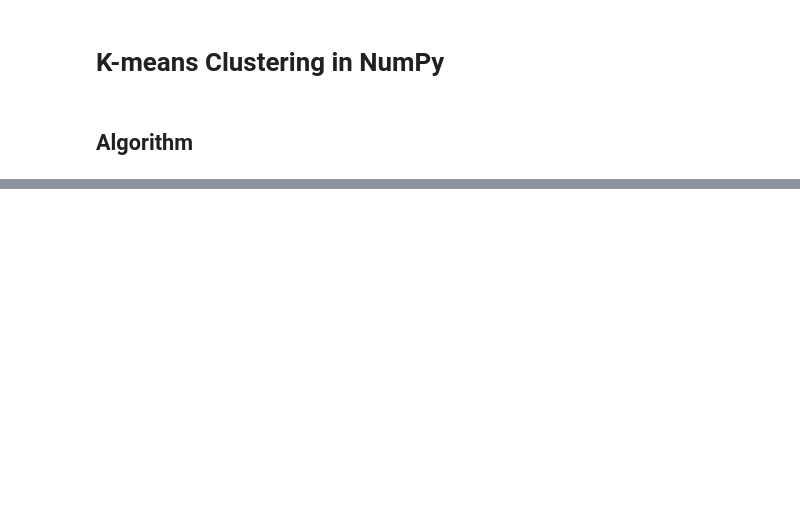
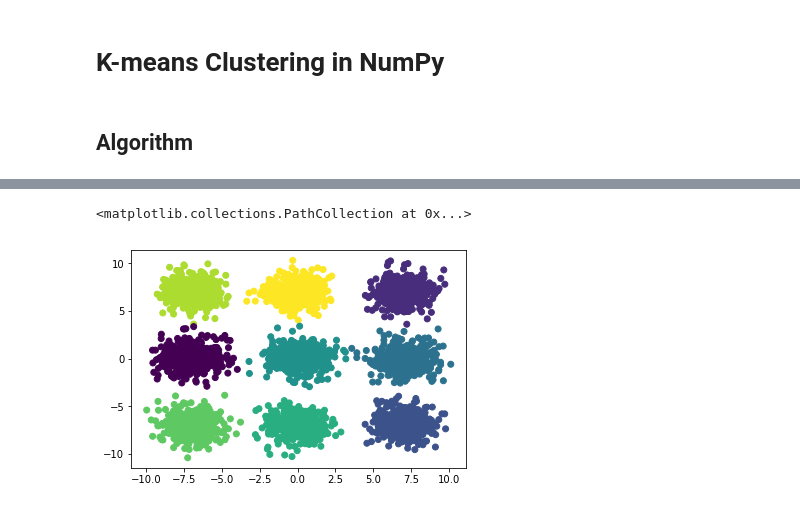
Before and after one commit to Mrpatekful/numpyml, a Jupyter notebook: kmeans_numpy.ipynb, the cells around one changed output, grey strips where cells are left out. Cells and saved outputs as stored; diff of their text form; code cells hidden in the pictures; blank space fills up the shorter version.

```diff
--- a/kmeans_numpy.ipynb
+++ b/kmeans_numpy.ipynb
@@ -33,10 +16,10 @@ def calculate_euclidian(vector_a, vector_b):
 # %%
 class Convergence:
-
-    def __init__(self, data):
+    """an object, that stores the previous distance deltas, and """
+    def __init__(self, data, lenght=3):
         self.delta_distances = np.zeros((3,1))
         self.index = 0
-        self.epsilon = 0.1
+        self.epsilon = 10
 
     def is_converged(self, delta_distance):
         self.delta_distances[self.index] = delta_distance
@@ -111,0 +136,9 @@ plt.scatter(clustered[:,1],
+# %%
+clustered = find_clusters(samples, K=9)
+fig = plt.Figure()
+plt.scatter(clustered[:,1],
+            clustered[:,2],
+            c=clustered[:,0])
+# %% [output]
+<matplotlib.collections.PathCollection at 0x...>
+[figure, added]
```
Also changed, not shown: parts of 22 cells of this notebook, 1 other file.
